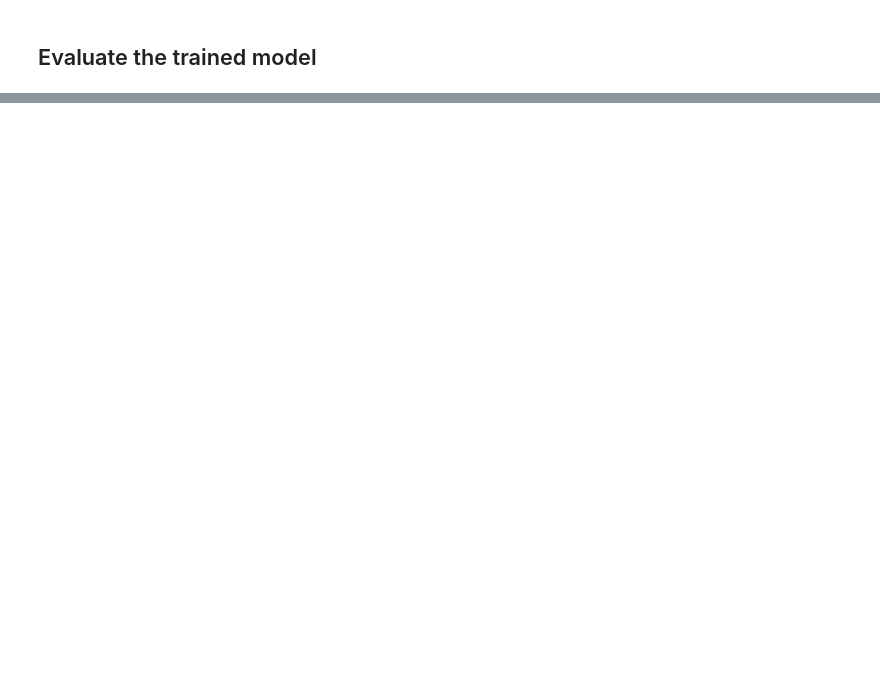
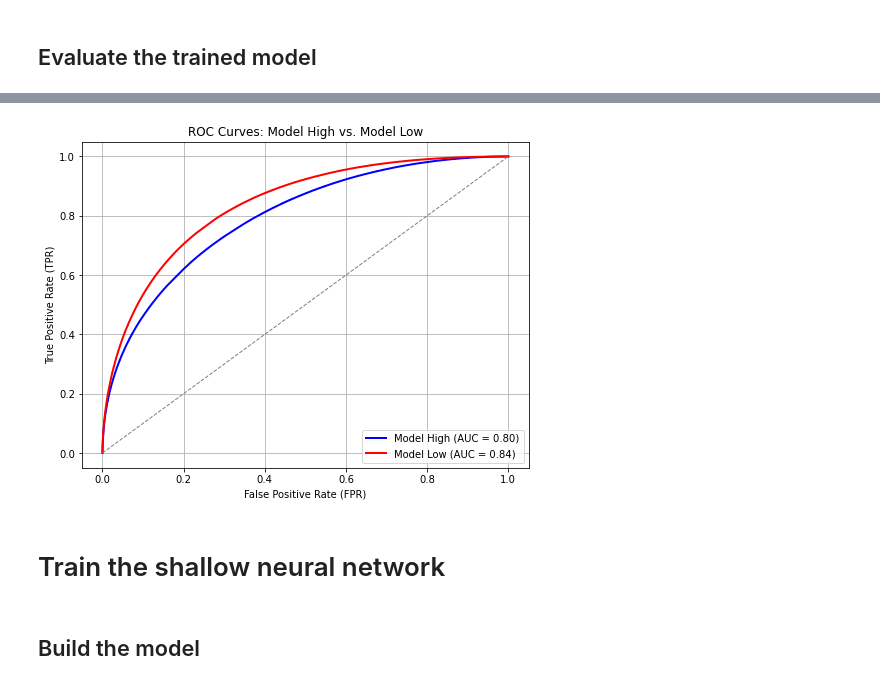
Before and after one commit to marcinwolter/MachineLearning-KISD-2025, a Jupyter notebook: HIGGS.ipynb, the cells around one changed output, grey strips where cells are left out. Drawn from its saved outputs; the diff is of its cells as text; code cells hidden in the pictures; blank space fills up the shorter version.

```diff
--- a/HIGGS.ipynb
+++ b/HIGGS.ipynb
@@ -222,0 +339,4 @@ Test accuracy: 0.7167533040046692
+# %%
+# Generate predicted probabilities for both models
+y_pred_high = model_high.predict(x_high_test)
+y_pred_low = model_low.predict(x_low_test)
@@ -222,0 +345,27 @@ Test accuracy: 0.7167533040046692
+# %%
+
+# Compute ROC curves and AUC for both models
+fpr_high, tpr_high, _ = roc_curve(y_high_test, y_pred_high)
+roc_auc_high = auc(fpr_high, tpr_high)
+
+fpr_low, tpr_low, _ = roc_curve(y_low_test, y_pred_low)
+roc_auc_low = auc(fpr_low, tpr_low)
+# %%
+plt.figure(figsize=(8, 6))
+plt.plot(fpr_high, tpr_high, color='blue', lw=2,
+         label=f'Model High (AUC = {roc_auc_high:.2f})')
+plt.plot(fpr_low, tpr_low, color='red', lw=2,
+         label=f'Model Low (AUC = {roc_auc_low:.2f})')
+plt.plot([0, 1], [0, 1], color='gray', lw=1, linestyle='--')
+plt.xlabel('False Positive Rate (FPR)')
+plt.ylabel('True Positive Rate (TPR)')
+plt.title('ROC Curves: Model High vs. Model Low')
+plt.legend(loc='lower right')
+plt.grid(True)
+plt.show()
+# %% [output]
+[figure, added]
+# %% [markdown]
+# Train the shallow neural network
+# %% [markdown]
+## Build the model
```
Also changed, not shown: parts of 34 cells of this notebook.
